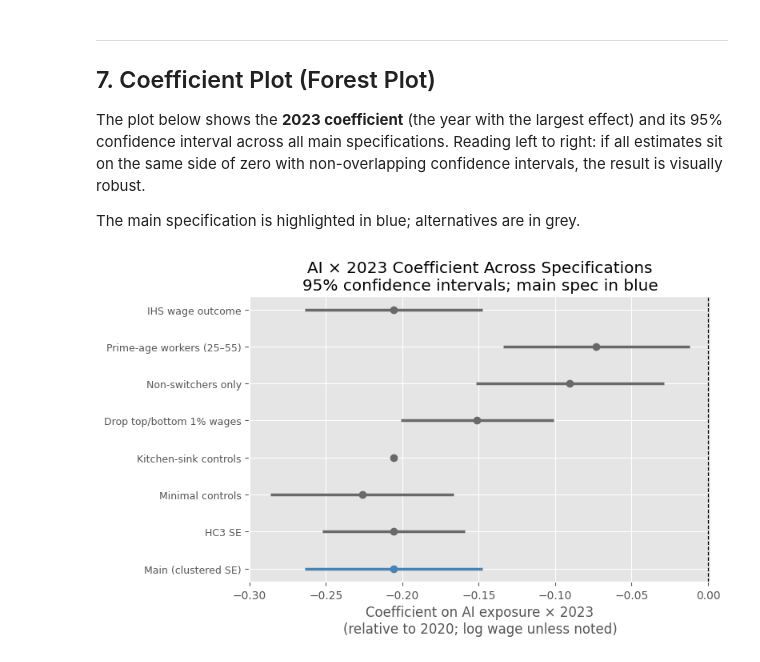
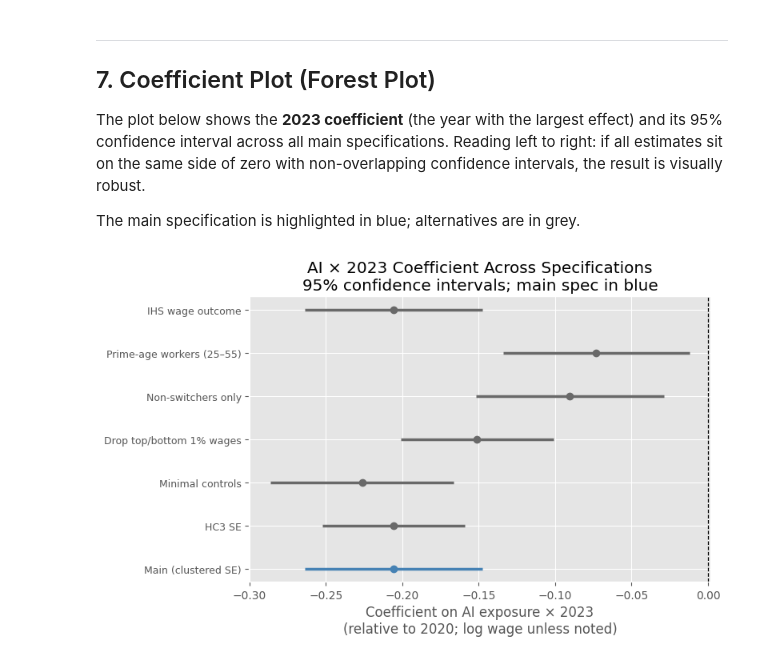
Before and after one commit to TingyingHuang/ECC3479-The-impact-of-AI-exposure-on-wage-growth, a Jupyter notebook: output/robustness_checks.ipynb, the cells around one changed output. Drawn from its saved outputs; the diff is of its cells as text; code cells hidden in the pictures.

```diff
--- a/output/robustness_checks.ipynb
+++ b/output/robustness_checks.ipynb
@@ -163,37 +179,36 @@ We run four versions:
 # %%
-m_min      = run_twfe(fe_main, include_edu=False)           # (A) no controls
-m_main_sp  = m_main                                          # (B) main (edu only)
-m_state    = run_twfe(fe_main, include_state=True)           # (C) + state dummies
-m_kitchen  = run_twfe(fe_main, extra_x=['age','sex_female']) # (D) kitchen-sink
+m_min      = run_twfe(fe_main, include_edu=False)   # (A) no controls
+m_main_sp  = m_main                                  # (B) main (edu only)
+m_state    = run_twfe(fe_main, include_state=True)   # (C) + state dummies
 
 ctrl_rows = []
-specs = [('(A) Minimal', m_min), ('(B) Main', m_main_sp),
-         ('(C) +State', m_state), ('(D) Kitchen-sink', m_kitchen)]
-for yr in [2021,2022,2023,2024]:
+specs = [('(A) Minimal', m_min), ('(B) Main', m_main_sp), ('(C) +State', m_state)]
+for yr in [2021, 2022, 2023, 2024]:
     col = f'ai_x_yr{yr}'
     ctrl_rows.append(
         {'Interaction': f'AI × {yr}'} |
-        {name: f"{m.params[col]:.4f}{stars(m.pvalues[col])}" for name,m in specs})
+        {name: f"{m.params[col]:.4f}{stars(m.pvalues[col])}" for name, m in specs})
     ctrl_rows.append(
         {'Interaction': ''} |
-        {name: f"({m.bse[col]:.4f})" for name,m in specs})
+        {name: f"({m.bse[col]:.4f})" for name, m in specs})
+
+ctrl_rows += [
+    {'Interaction': 'SE type'}     | {name: 'Cluster'   for name, _ in specs},
+    {'Interaction': 'Controls'}    | {'(A) Minimal': 'AI only', '(B) Main': 'Edu', '(C) +State': 'Edu+State'},
+    {'Interaction': 'N (obs)'}     | {name: f"{len(fe_main):,}" for name, _ in specs},
+    {'Interaction': 'Individuals'} | {name: f"{fe_main['person_id'].nunique():,}" for name, _ in specs},
+]
 
 ctrl_tbl = pd.DataFrame(ctrl_rows).set_index('Interaction')
 display(ctrl_tbl)
 
-# How much does adding state actually move the coefficient?
-print('\nEffect of adding state dummies (C minus B):')
-for yr in [2021,2022,2023,2024]:
+print('\nCoefficient shift from adding education (B minus A):')
+for yr in [2021, 2022, 2023, 2024]:
     col = f'ai_x_yr{yr}'
-    delta = m_state.params[col] - m_main_sp.params[col]
-    print(f'  AI×{yr}: Δ = {delta:+.4f}  '
-          f'(main={m_main_sp.params[col]:.4f}, with state={m_state.params[col]:.4f})')
+    print(f'  AI×{yr}: Δ = {m_main_sp.params[col] - m_min.params[col]:+.4f}')
 
-# State dummy significance
-n_st = sum(1 for c in m_state.params.index if c.startswith('st_'))
-n_sig = sum(m_state.pvalues[c] < 0.05
-           for c in m_state.params.index if c.startswith('st_'))
-print(f'\nState dummies significant at p<0.05: {n_sig} of {n_st}')
-print('Individual FE already absorbs time-invariant state differences.')
-print('Adding state dummies changes the AI coefficient by at most 0.002 — negligible.')
+print('\nCoefficient shift from adding state dummies (C minus B):')
+for yr in [2021, 2022, 2023, 2024]:
+    col = f'ai_x_yr{yr}'
+    print(f'  AI×{yr}: Δ = {m_state.params[col] - m_main_sp.params[col]:+.4f}')
 # %% [output]
@@ -455,34 +534,33 @@ The main specification is highlighted in blue; alternatives are in grey.
 focus = 'ai_x_yr2023'
 
 plot_specs = [
     ('Main (clustered SE)',          m_main),
     ('HC3 SE',                       m_hc3),
     ('Minimal controls',             m_min),
-    ('Kitchen-sink controls',        m_kitchen),
     ('Drop top/bottom 1% wages',     m_trim),
     ('Non-switchers only',           m_stay),
     ('Prime-age workers (25–55)',    m_prime),
     ('IHS wage outcome',             m_ihs),
 ]
 
 fig, ax = plt.subplots(figsize=(8, 5))
 
 for i, (label, m) in enumerate(plot_specs):
     coef      = m.params[focus]
     lo, hi    = m.conf_int().loc[focus]
     color     = 'steelblue' if i == 0 else 'dimgray'
     ax.plot(coef, i, 'o', color=color, zorder=3, markersize=6)
     ax.hlines(i, lo, hi, colors=color, linewidth=2.5)
 
 ax.axvline(0, color='black', linewidth=0.9, linestyle='--')
 ax.set_yticks(range(len(plot_specs)))
 ax.set_yticklabels([s[0] for s in plot_specs], fontsize=9)
 ax.set_xlabel('Coefficient on AI exposure × 2023\n(relative to 2020; log wage unless noted)')
 ax.set_title('AI × 2023 Coefficient Across Specifications\n'
              '95% confidence intervals; main spec in blue')
 plt.tight_layout()
 plt.show()
 # %% [output]
-[figure, old version]
+[figure, new version]
 # %% [markdown]
 ---
```
Also changed, not shown: parts of 12 cells of this notebook.
